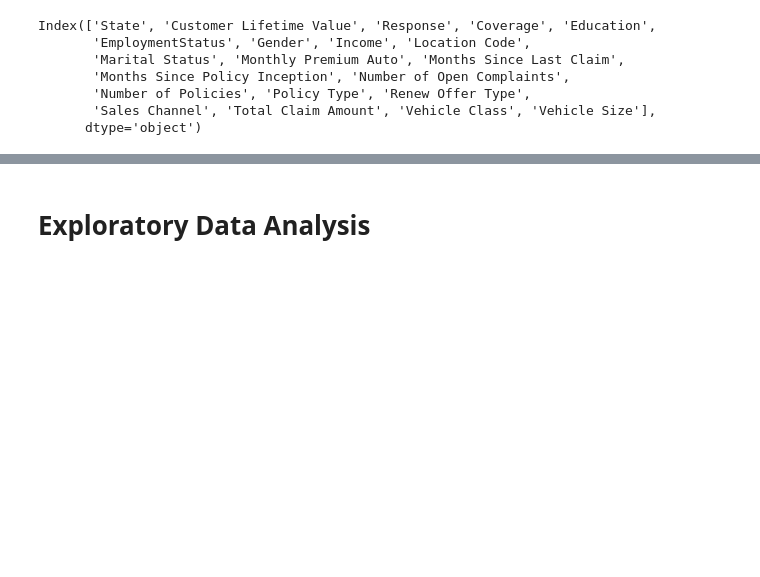
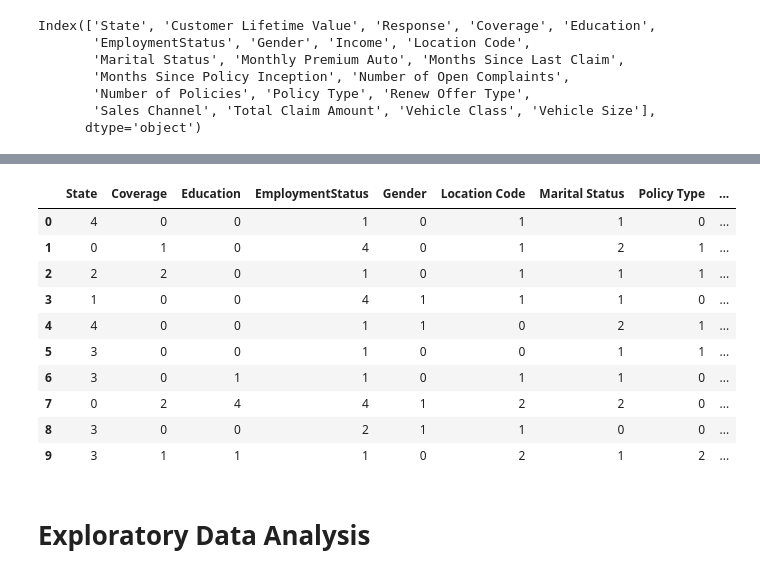
Before and after one commit to rruss2/Projects, a Jupyter notebook: Customer_Behavior_Analytics.ipynb, the cells around one changed output, grey strips where cells are left out. Saved outputs shown, nothing was run; the diff lists cells and outputs as text; code cells hidden in the pictures; blank space fills up the shorter version.

```diff
--- a/Customer_Behavior_Analytics.ipynb
+++ b/Customer_Behavior_Analytics.ipynb
@@ -263,6 +279,20 @@ from sklearn.preprocessing import LabelEncoder
 lb = LabelEncoder()
 for col in new_categorical_df[cols]:
     new_categorical_df[col] = lb.fit_transform(new_categorical_df[col])
+# %%
+new_categorical_df.head(10)
+# %% [output]
+|  | State | Coverage | Education | EmploymentStatus | Gender | Location Code | Marital Status | Policy Type | ... |
+| 0 | 4 | 0 | 0 | 1 | 0 | 1 | 1 | 0 | ... |
+| 1 | 0 | 1 | 0 | 4 | 0 | 1 | 2 | 1 | ... |
+| 2 | 2 | 2 | 0 | 1 | 0 | 1 | 1 | 1 | ... |
+| 3 | 1 | 0 | 0 | 4 | 1 | 1 | 1 | 0 | ... |
+| 4 | 4 | 0 | 0 | 1 | 1 | 0 | 2 | 1 | ... |
+| 5 | 3 | 0 | 0 | 1 | 0 | 0 | 1 | 1 | ... |
+| 6 | 3 | 0 | 1 | 1 | 0 | 1 | 1 | 0 | ... |
+| 7 | 0 | 2 | 4 | 4 | 1 | 2 | 2 | 0 | ... |
+| 8 | 3 | 0 | 0 | 2 | 1 | 1 | 0 | 0 | ... |
+| 9 | 3 | 1 | 1 | 1 | 0 | 2 | 1 | 2 | ... |
 # %% [markdown]
 # Exploratory Data Analysis
 # %%
```
Also changed, not shown: parts of 30 cells of this notebook.
